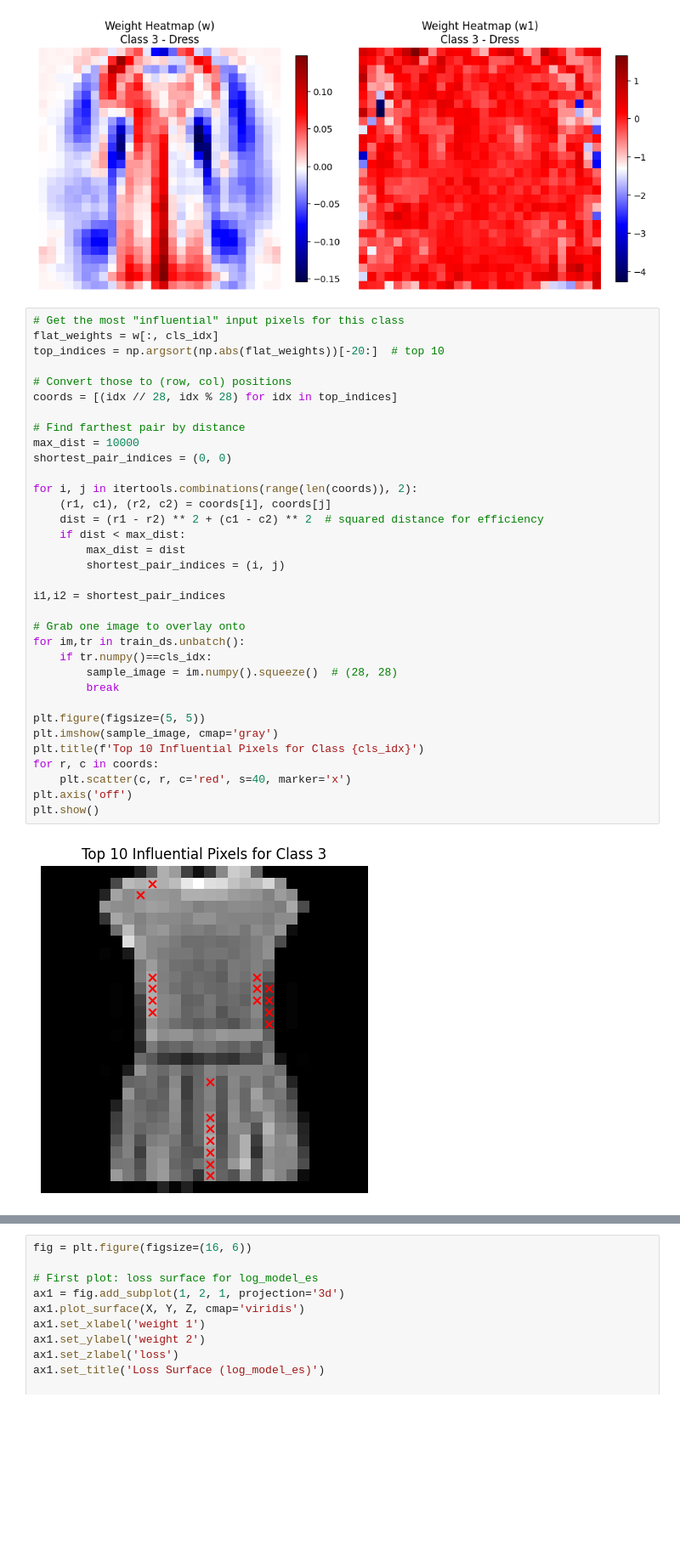
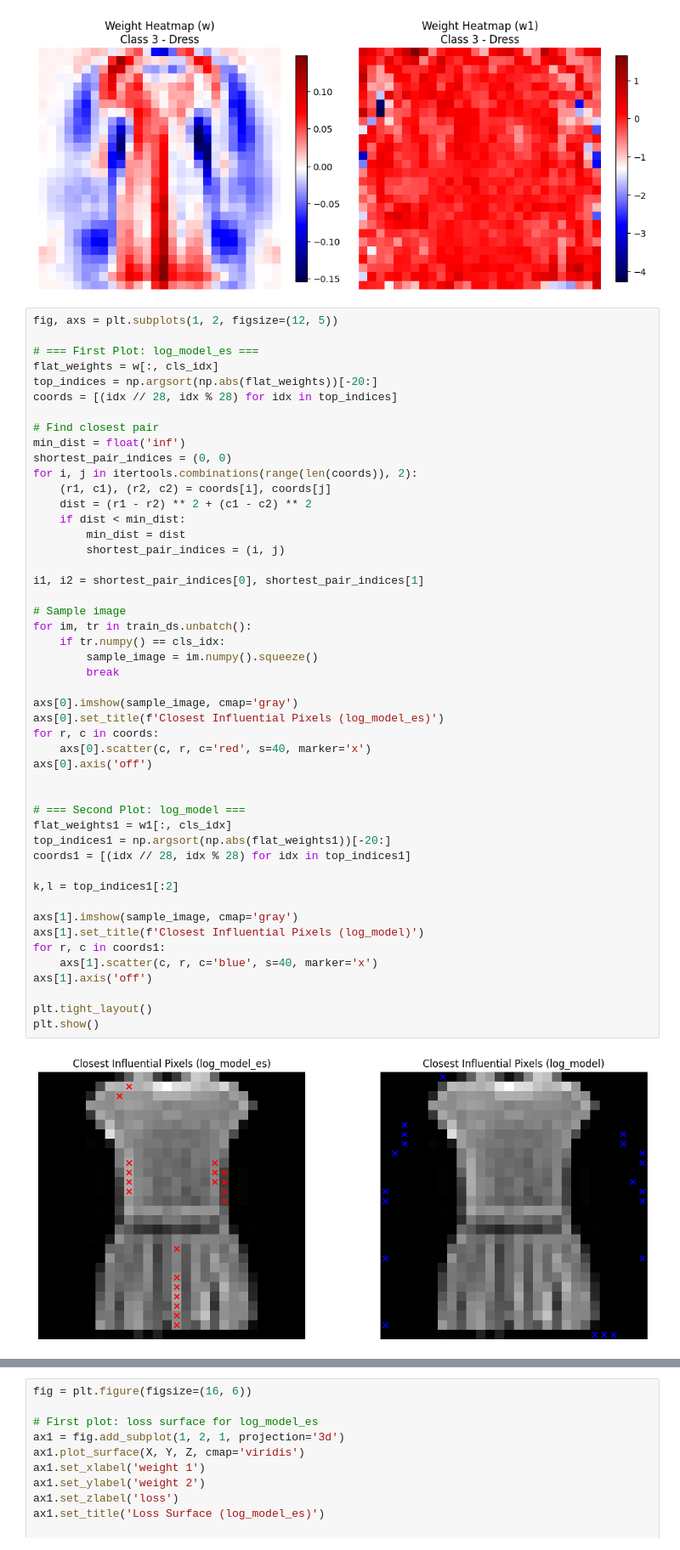
Before and after one commit to Salekin-13/intro-to-ml-basics, a Jupyter notebook: test_book.ipynb, the cells around one changed output, grey strips where cells are left out. Shown at 85% size. Cells and saved outputs as stored; diff of their text form; blank space fills up the shorter version.

```diff
--- a/test_book.ipynb
+++ b/test_book.ipynb
@@ -343,38 +339,52 @@ plt.show()
 # %% [output]
 [figure]
 # %%
-# Get the most "influential" input pixels for this class
+fig, axs = plt.subplots(1, 2, figsize=(12, 5))
+
+# === First Plot: log_model_es ===
 flat_weights = w[:, cls_idx]
-top_indices = np.argsort(np.abs(flat_weights))[-20:]  # top 10
-
-# Convert those to (row, col) positions
+top_indices = np.argsort(np.abs(flat_weights))[-20:]
 coords = [(idx // 28, idx % 28) for idx in top_indices]
 
-# Find farthest pair by distance
-max_dist = 10000
+# Find closest pair
+min_dist = float('inf')
 shortest_pair_indices = (0, 0)
-
 for i, j in itertools.combinations(range(len(coords)), 2):
     (r1, c1), (r2, c2) = coords[i], coords[j]
-    dist = (r1 - r2) ** 2 + (c1 - c2) ** 2  # squared distance for efficiency
-    if dist < max_dist:
-        max_dist = dist
+    dist = (r1 - r2) ** 2 + (c1 - c2) ** 2
+    if dist < min_dist:
+        min_dist = dist
         shortest_pair_indices = (i, j)
 
-i1,i2 = shortest_pair_indices
+i1, i2 = shortest_pair_indices[0], shortest_pair_indices[1]
 
-# Grab one image to overlay onto
-for im,tr in train_ds.unbatch():
-    if tr.numpy()==cls_idx:
-        sample_image = im.numpy().squeeze()  # (28, 28)
+# Sample image
+for im, tr in train_ds.unbatch():
+    if tr.numpy() == cls_idx:
+        sample_image = im.numpy().squeeze()
         break
 
-plt.figure(figsize=(5, 5))
-plt.imshow(sample_image, cmap='gray')
-plt.title(f'Top 10 Influential Pixels for Class {cls_idx}')
+axs[0].imshow(sample_image, cmap='gray')
+axs[0].set_title(f'Closest Influential Pixels (log_model_es)')
 for r, c in coords:
-    plt.scatter(c, r, c='red', s=40, marker='x')
-plt.axis('off')
+    axs[0].scatter(c, r, c='red', s=40, marker='x')
+axs[0].axis('off')
+
+
+# === Second Plot: log_model ===
+flat_weights1 = w1[:, cls_idx]
+top_indices1 = np.argsort(np.abs(flat_weights1))[-20:]
+coords1 = [(idx // 28, idx % 28) for idx in top_indices1]
+
+k,l = top_indices1[:2]
+
+axs[1].imshow(sample_image, cmap='gray')
+axs[1].set_title(f'Closest Influential Pixels (log_model)')
+for r, c in coords1:
+    axs[1].scatter(c, r, c='blue', s=40, marker='x')
+axs[1].axis('off')
+
+plt.tight_layout()
 plt.show()
 # %% [output]
-[figure, old version]
+[figure, new version]
```
Also changed, not shown: parts of 9 cells of this notebook.
